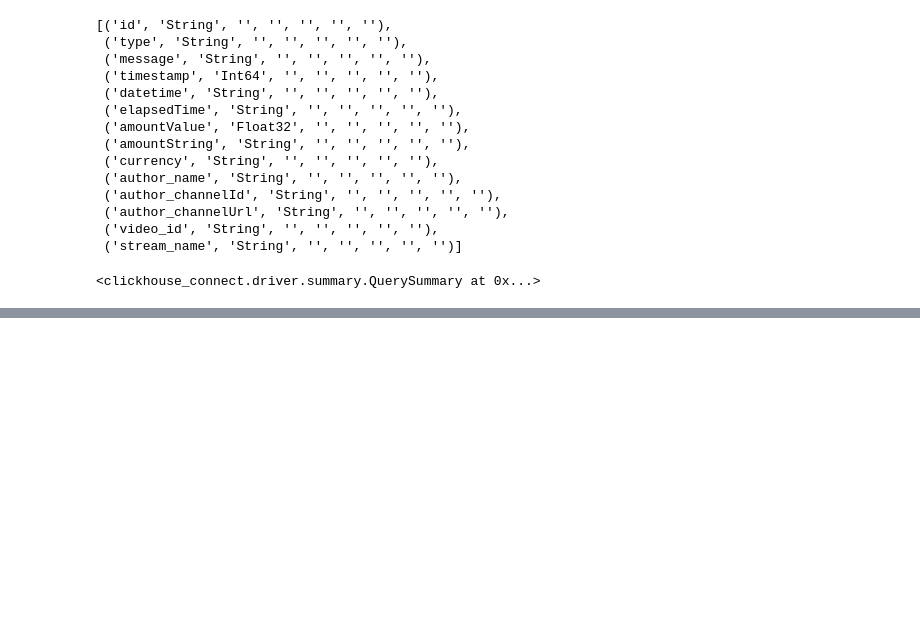
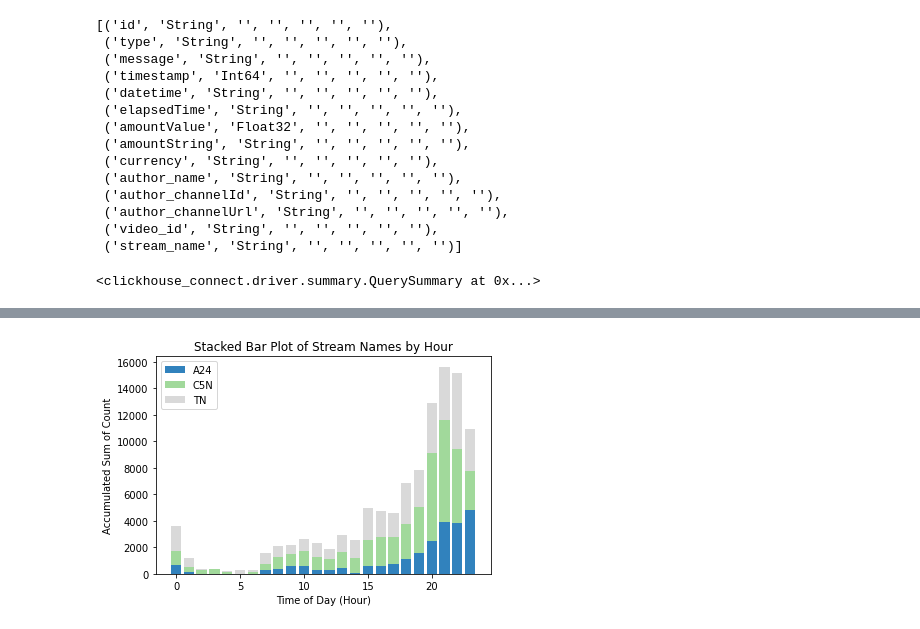
Before and after one commit to tomaspiaggio/ar-precidential-election-prediction, a Jupyter notebook: notebooks/EDA.ipynb, the cells around one changed output, grey strips where cells are left out. Cells and saved outputs as stored; diff of their text form; code cells hidden in the pictures; blank space fills up the shorter version.

Commit message:
Cleaned up EDA. Updated sentiment to take only new elements from the messages table.

```diff
--- a/notebooks/EDA.ipynb
+++ b/notebooks/EDA.ipynb
@@ -51,7 +53,9 @@ data = {
     'currency': '',
     'author_name': 'FerClonazepum!',
     'author_channelId': 'UCIguRa3t5CYgm1ai_OuZq8A',
-    'author_channelUrl': 'http://www.youtube.com/channel/UCIguRa3t5CYgm1ai_OuZq8A'
+    'author_channelUrl': 'http://www.youtube.com/channel/UCIguRa3t5CYgm1ai_OuZq8A',
+    "video_id": "some_id",
+    "stream_name": "TN"
 }
 # %%
 data.keys()
@@ -88,0 +91,10 @@ result = client.query("SELECT * FROM messages")
+# %%
+grouped_by_hour_query = """SELECT
+    stream_name,
+    toHour(toTimeZone(toDateTime(datetime), 'America/Argentina/Buenos_Aires')) as hour,
+    COUNT(*) as cnt
+FROM messages
+GROUP BY stream_name, hour
+"""
+cnt = client.query(grouped_by_hour_query)
+cnt.result_rows
@@ -88,0 +119,33 @@ result = client.query("SELECT * FROM messages")
+# %%
+# Extract unique hours and stream_names
+hours = sorted(set(item[1] for item in cnt.result_rows))
+stream_names = sorted(set(item[0] for item in cnt.result_rows))
+
+# Create a dictionary to store the data for each stream_name
+stream_data = {stream_name: [0] * len(hours) for stream_name in stream_names}
+
+# Populate the data dictionary
+for stream_name, hour, count in cnt.result_rows:
+    stream_data[stream_name][hours.index(hour)] += count
+
+# Create a list of colors for stacking bars
+colors = plt.cm.get_cmap('tab20c', len(stream_names))
+
+# Create the bar plot
+fig, ax = plt.subplots()
+bottom = np.zeros(len(hours))
+
+for i, stream_name in enumerate(stream_names):
+    ax.bar(hours, stream_data[stream_name], label=stream_name, bottom=bottom, color=colors(i))
+    bottom += np.array(stream_data[stream_name])
+
+# Set labels and legend
+ax.set_xlabel('Time of Day (Hour)')
+ax.set_ylabel('Accumulated Sum of Count')
+ax.set_title('Stacked Bar Plot of Stream Names by Hour')
+ax.legend()
+
+# Show the plot
+plt.show()
+# %% [output]
+[figure, added]
```
Also changed, not shown: parts of 26 cells of this notebook, 7 other files.
